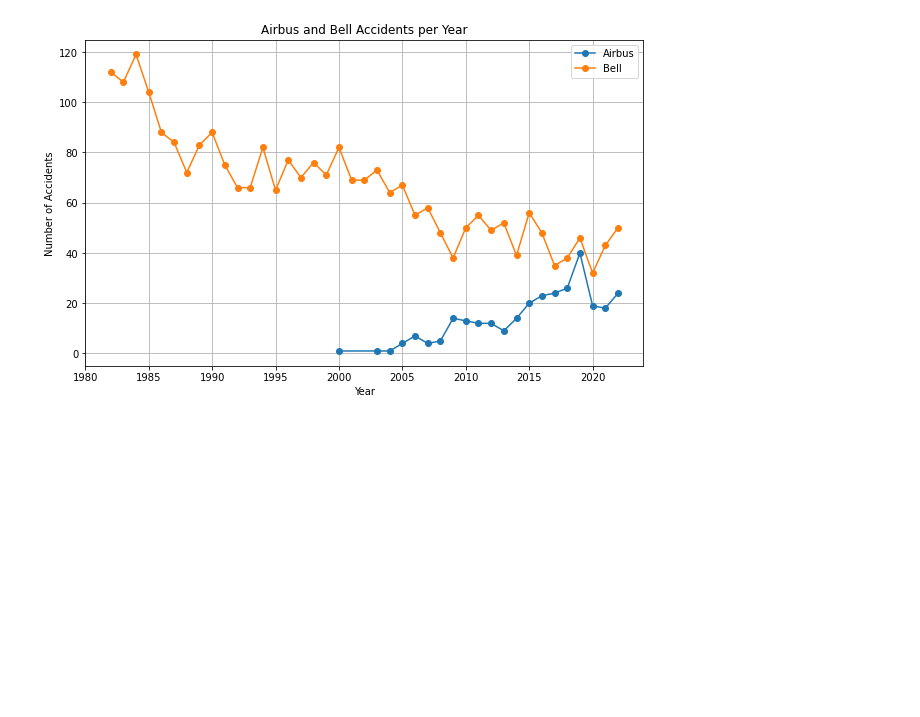
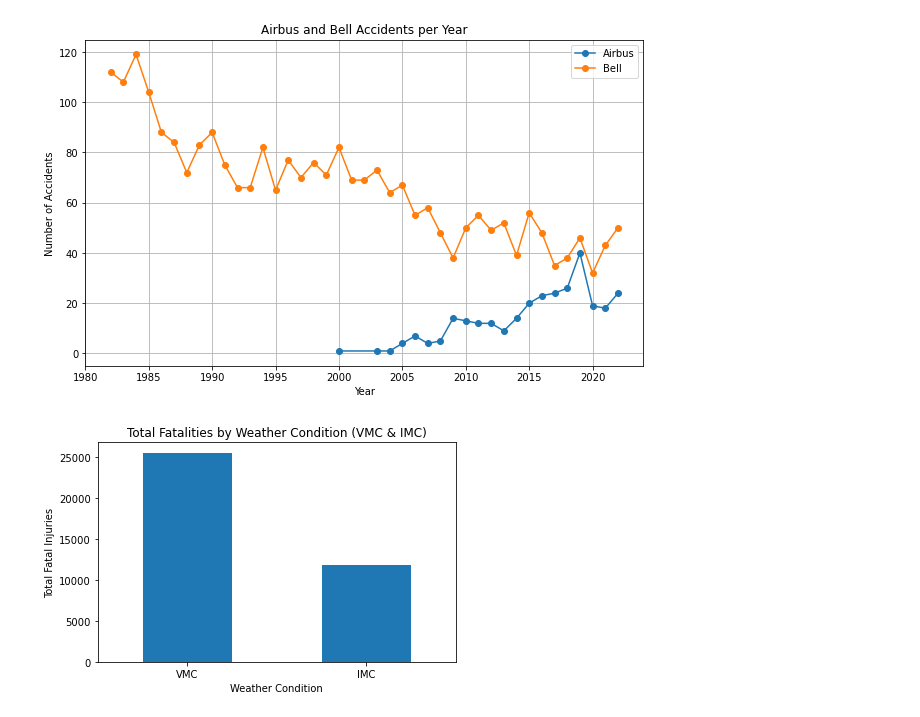
Before and after one commit to DanDev014/Aircraft_Safety, a Jupyter notebook: index.ipynb, the cells around one changed output. Saved outputs shown, nothing was run; the diff lists cells and outputs as text; code cells hidden in the pictures; blank space fills up the shorter version.

Commit message:
Add a weather visualization

```diff
--- a/index.ipynb
+++ b/index.ipynb
@@ -914,3 +914,21 @@ plt.grid(True)
 plt.show()
 # %% [output]
 [figure]
+# %%
+# Filter the DataFrame for only VMC and IMC weather conditions
+df_vmc_imc = df[df['Weather.Condition'].isin(['VMC', 'IMC'])]
+
+# Group by 'Weather.Condition' and sum 'Total.Fatal.Injuries'
+fatalities_by_weather_vmc_imc = df_vmc_imc.groupby('Weather.Condition')['Total.Fatal.Injuries'].sum().sort_values(ascending=False)
+
+# Plot the fatalities by weather condition (VMC and IMC only)
+plt.figure(figsize=(6,4))
+fatalities_by_weather_vmc_imc.plot(kind='bar')
+plt.ylabel('Total Fatal Injuries')
+plt.xlabel('Weather Condition')
+plt.title('Total Fatalities by Weather Condition (VMC & IMC)')
+plt.xticks(rotation=0)
+plt.tight_layout()
+plt.show()
+# %% [output]
+[figure, added]
```
